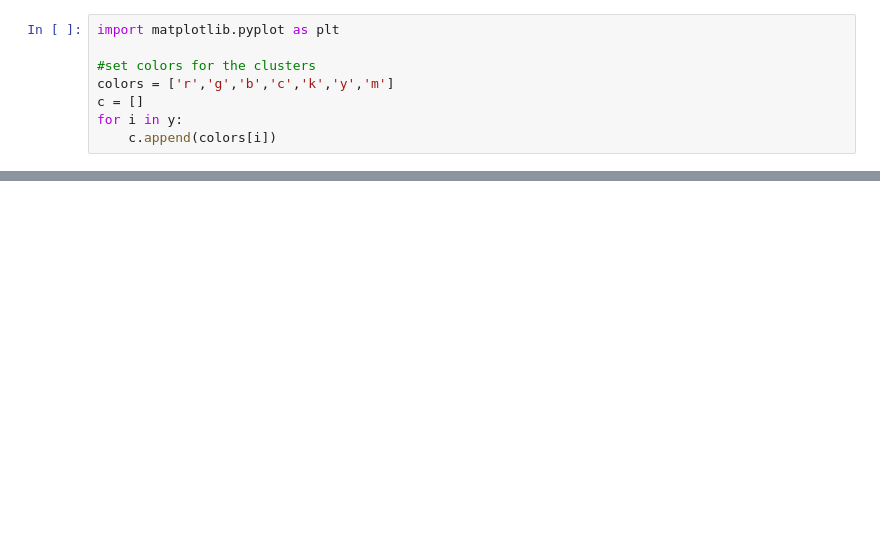
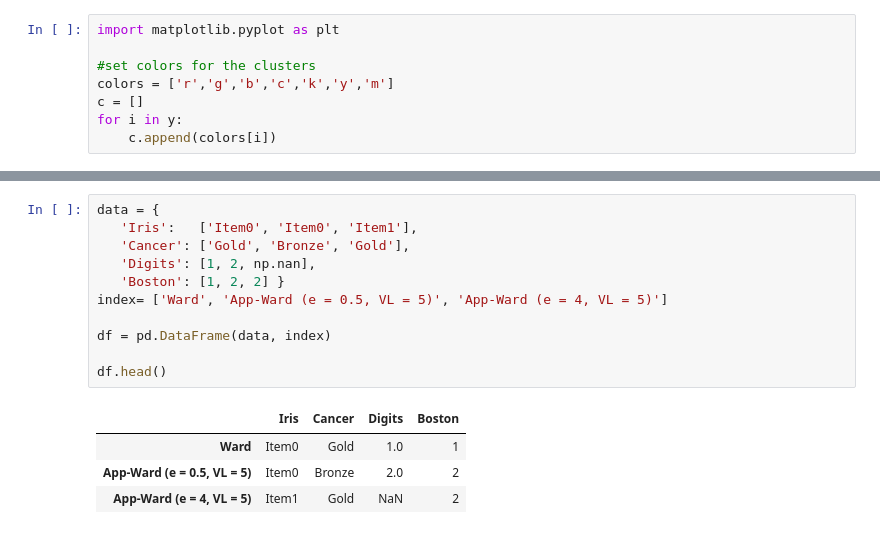
Before and after one commit to CHoudrouge4/ward_method, a Jupyter notebook: wardsexp.ipynb, the cells around one changed output, grey strips where cells are left out. Saved outputs shown, nothing was run; the diff lists cells and outputs as text; blank space fills up the shorter version.

```diff
--- a/wardsexp.ipynb
+++ b/wardsexp.ipynb
@@ -44,0 +77,16 @@ pyplot.show()
+# %%
+data = {
+   'Iris':   ['Item0', 'Item0', 'Item1'],
+   'Cancer': ['Gold', 'Bronze', 'Gold'],
+   'Digits': [1, 2, np.nan],
+   'Boston': [1, 2, 2] }
+index= ['Ward', 'App-Ward (e = 0.5, VL = 5)', 'App-Ward (e = 4, VL = 5)']
+
+df = pd.DataFrame(data, index)
+
+df.head()
+# %% [output]
+|  | Iris | Cancer | Digits | Boston |
+| Ward | Item0 | Gold | 1.0 | 1 |
+| App-Ward (e = 0.5, VL = 5) | Item0 | Bronze | 2.0 | 2 |
+| App-Ward (e = 4, VL = 5) | Item1 | Gold | NaN | 2 |
```
Also changed, not shown: parts of 4 cells of this notebook, 10 other files.
